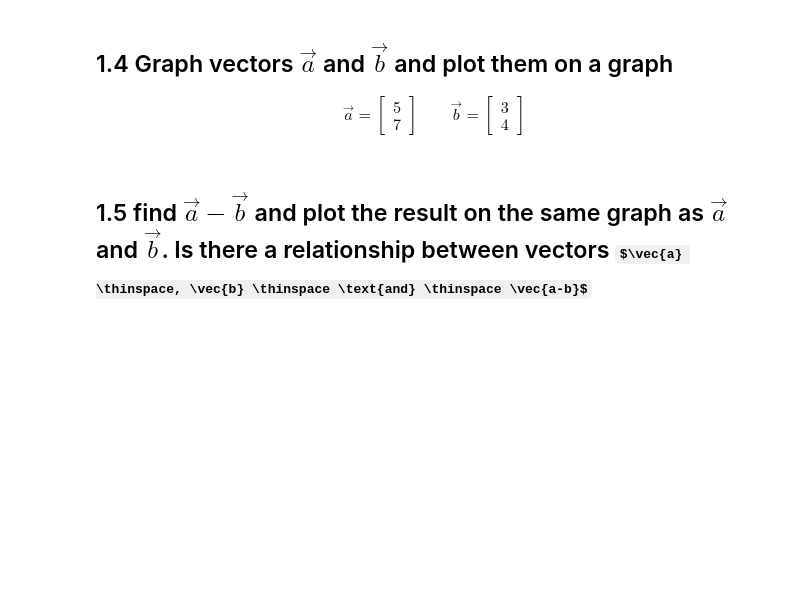
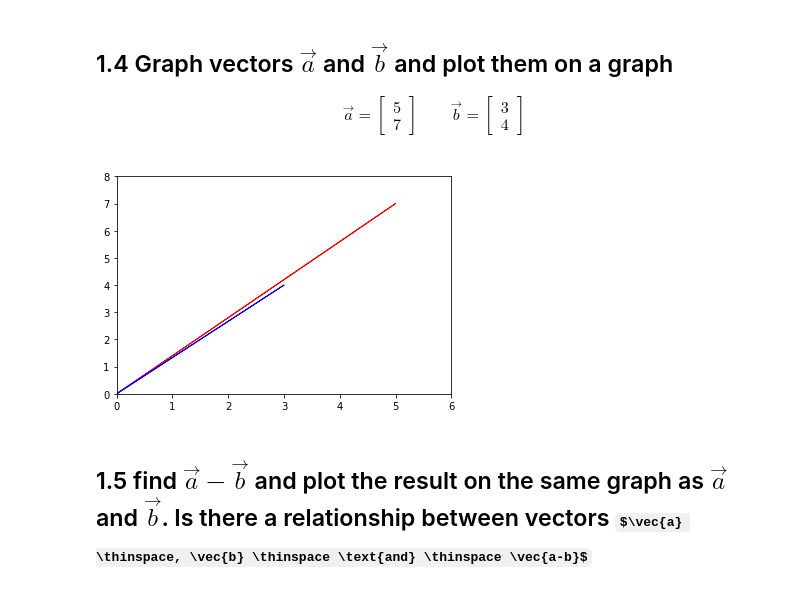
Before and after one commit to damerei/DS-Unit-2-Sprint-1-Linear-Algebra, a Jupyter notebook: module1-linear-algebra-review/Linear_Algebra_Assignment.ipynb, the cells around one changed output. Cells and saved outputs as stored; diff of their text form; code cells hidden in the pictures; some formulas as TeX source; blank space fills up the shorter version.

```diff
--- a/module1-linear-algebra-review/Linear_Algebra_Assignment.ipynb
+++ b/module1-linear-algebra-review/Linear_Algebra_Assignment.ipynb
@@ -16,5 +65,18 @@ For the questions below it is not sufficient to simply provide answer to the que
 \qquad
 \vec{b} = \begin{bmatrix} 3 \\4 \end{bmatrix}
 \end{align}
+# %%
+vector_a = [5,7]
+vector_b = [3,4]
+
+plt.arrow(0,0,vector_a[0],vector_a[1],color='r')
+plt.arrow(0,0,vector_b[0],vector_b[1],color='b')
+
+plt.xlim(0,6)
+plt.ylim(0,8)
+
+plt.show()
+# %% [output]
+[figure, added]
 # %% [markdown]
 ## 1.5 find $\vec{a} - \vec{b}$ and plot the result on the same graph as $\vec{a}$ and $\vec{b}$. Is there a relationship between vectors $\vec{a} \thinspace, \vec{b} \thinspace \text{and} \thinspace \vec{a-b}$
```
Also changed, not shown: parts of 17 cells of this notebook.
